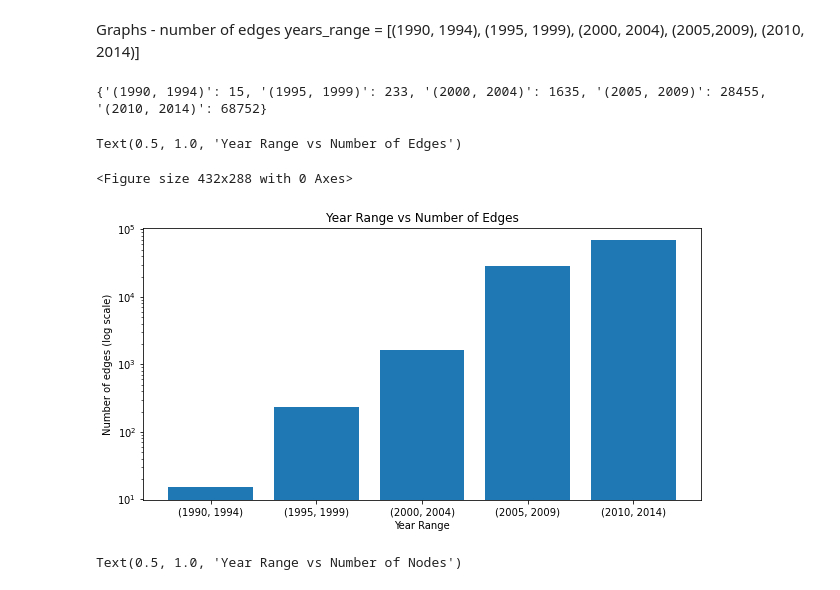
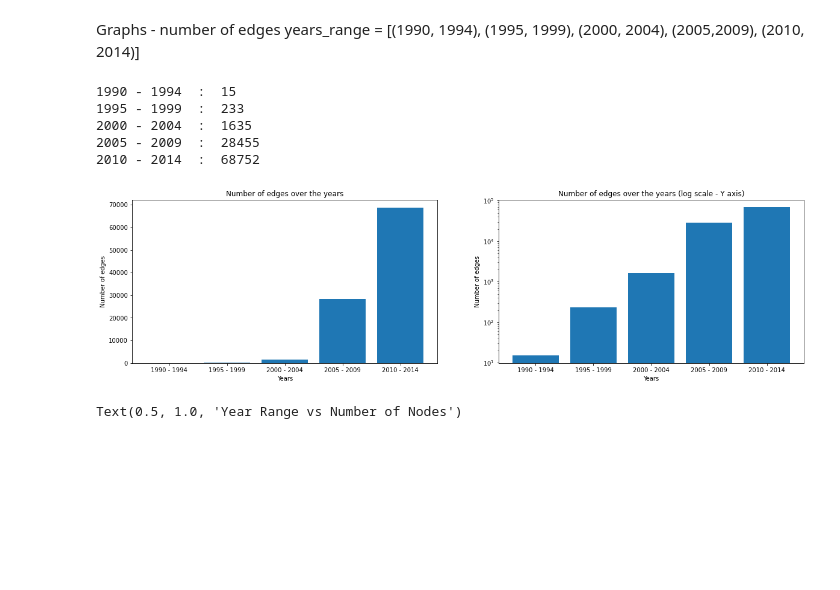
Before and after one commit to omeryefet/Complex_Networks, a Jupyter notebook: Project2022.ipynb, the cells around one changed output. Cells and saved outputs as stored; diff of their text form; code cells hidden in the pictures; blank space fills up the shorter version.

```diff
--- a/Project2022.ipynb
+++ b/Project2022.ipynb
@@ -173,28 +173,33 @@ years_range = [(1990, 1994), (1995, 1999), (2000, 2004), (2005,2009), (2010, 201
 # %%
 graph_list = [nx.from_pandas_edgelist(df_list[i],source='Investor_Name',target='Company_Name', edge_attr='Raised_Amount_USD', create_using=nx.MultiDiGraph()) for i, _ in enumerate(years_range)]
 
 # G90_94 = nx.from_pandas_edgelist(df=df_list[0],source='Investor_Name',target='Company_Name',edge_attr=True,create_using=nx.MultiDiGraph())
 # G95_99 = nx.from_pandas_edgelist(df=df_list[1],source='Investor_Name',target='Company_Name',edge_attr=True,create_using=nx.MultiDiGraph())
 # G00_04 = nx.from_pandas_edgelist(df=df_list[2],source='Investor_Name',target='Company_Name',edge_attr=True,create_using=nx.MultiDiGraph())
 # G05_09 = nx.from_pandas_edgelist(df=df_list[3],source='Investor_Name',target='Company_Name',edge_attr=True,create_using=nx.MultiDiGraph())
 # G10_14 = nx.from_pandas_edgelist(df=df_list[4],source='Investor_Name',target='Company_Name',edge_attr=True,create_using=nx.MultiDiGraph())
 
-edge_number_histogram = {str(year_range):graph_list[i].number_of_edges() for i, year_range  in enumerate(years_range)}
+edge_number_histogram = {f'{year_range[0]} - {year_range[1]}':graph_list[i].number_of_edges() for i, year_range  in enumerate(years_range)}
+for years,edges in edge_number_histogram.items():
+    print(f'{years}  :  {edges}')
 
-print(edge_number_histogram)
-
-fig = plt.figure()
-fig, ax = plt.subplots(figsize=(10,5))
-ax.bar(edge_number_histogram.keys(), edge_number_histogram.values())
-ax.set_xlabel("Year Range")
-ax.set_yscale('log')
-ax.set_ylabel("Number of edges (log scale)")
-ax.set_title("Year Range vs Number of Edges")
+fig, axs = plt.subplots(1,2,figsize=(20,5))
+for i in range(2):
+    axs[i].bar(edge_number_histogram.keys(), edge_number_histogram.values())
+    axs[i].set_xlabel("Years")
+    axs[i].set_ylabel("Number of edges")
+    titel = f'Number of edges over the years'
+    if i>0:
+        axs[i].set_yscale('log')
+        titel += ' (log scale - Y axis)'
+    axs[i].set_title(titel)
 # %% [output]
-{'(1990, 1994)': 15, '(1995, 1999)': 233, '(2000, 2004)': 1635, '(2005, 2009)': 28455, '(2010, 2014)': 68752}
+1990 - 1994  :  15
+1995 - 1999  :  233
+2000 - 2004  :  1635
+2005 - 2009  :  28455
+2010 - 2014  :  68752
-Text(0.5, 1.0, 'Year Range vs Number of Edges')
-<Figure size 432x288 with 0 Axes>
-[figure, old version]
+[figure, new version]
 # %%
 node_number_histogram = {str(year_range):graph_list[i].number_of_nodes() for i, year_range  in enumerate(years_range)}
 fig = plt.figure()
```
